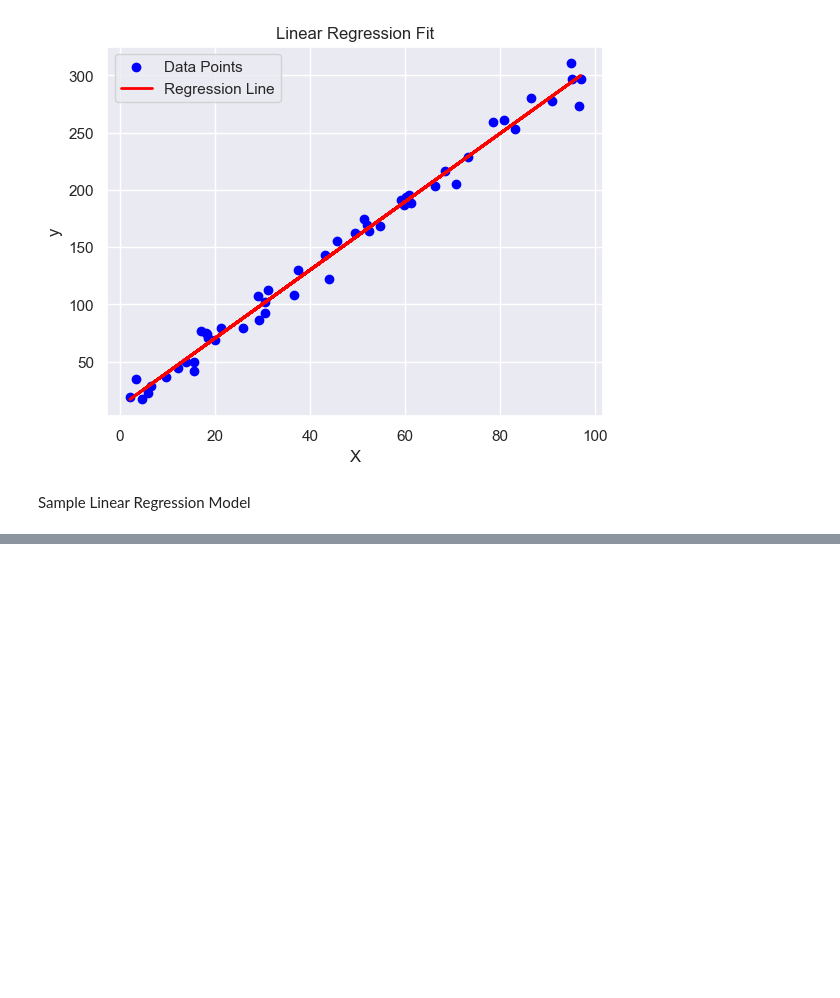
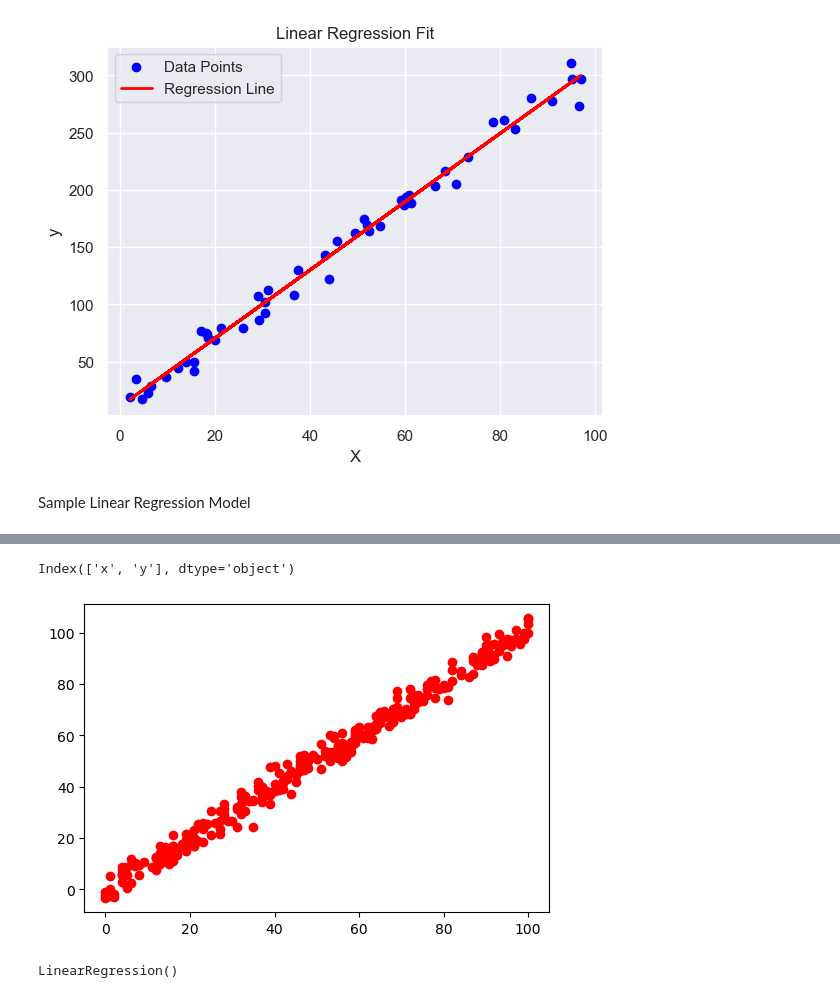
Before and after one commit to sonalkumarasinghe-ctrl/EE-Term_01, a Jupyter notebook: Session 3/bottle_quality.ipynb, the cells around one changed output, grey strips where cells are left out. Saved outputs shown, nothing was run; the diff lists cells and outputs as text; code cells hidden in the pictures; blank space fills up the shorter version.

```diff
--- a/Session 3/bottle_quality.ipynb
+++ b/Session 3/bottle_quality.ipynb
@@ -120,3 +120,6 @@ plt.show()
 [figure]
 # %% [markdown]
 Sample Linear Regression Model
+# %%
+df=pd.read_csv('test.csv')
+df.head()
@@ -122,0 +133,18 @@ Sample Linear Regression Model
+# %%
+df.columns
+# %% [output]
+Index(['x', 'y'], dtype='object')
+# %%
+# plot the data points
+from matplotlib import pyplot as plt
+plt.figure(figsize=(6,4))
+plt.plot(df['x'],df['y'],'ro')
+plt.show()
+# %% [output]
+[figure, added]
+# %%
+from sklearn.linear_model import LinearRegression
+model=LinearRegression()
+model.fit(df[['x']],df['y'])
+# %% [output]
+LinearRegression()
```
Also changed, not shown: parts of 3 cells of this notebook.
